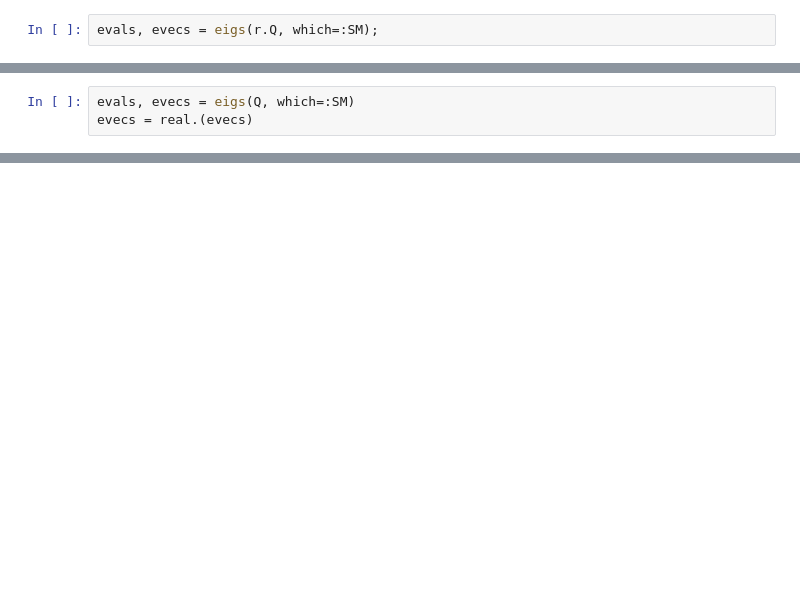
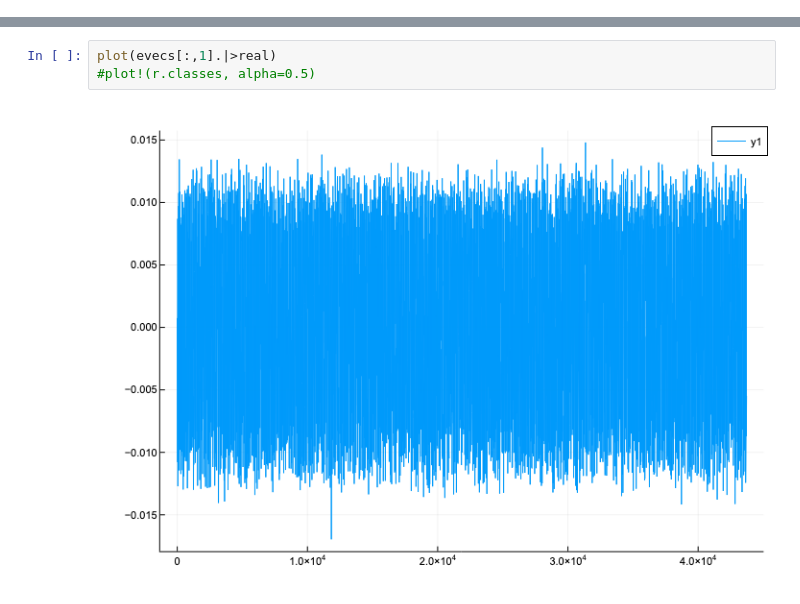
Before and after one commit to axsk/augmented-jump-chain, a Jupyter notebook: julia/lennardjones sqra picking vs sparse.ipynb, the cells around one changed output, grey strips where cells are left out. Drawn from its saved outputs; the diff is of its cells as text; blank space fills up the shorter version.

```diff
--- a/julia/lennardjones sqra picking vs sparse.ipynb
+++ b/julia/lennardjones sqra picking vs sparse.ipynb
@@ -39,2 +12,0 @@ scatter(dms[:,1], dms[:,2], dms[:,3], markersize = 0.5)
-# %%
-evals, evecs = eigs(r.Q, which=:SM);
@@ -138,3 +12,0 @@ plot(sum(Q, dims=1)|>vec)
-# %%
-evals, evecs = eigs(Q, which=:SM)
-evecs = real.(evecs)
@@ -157,0 +152,5 @@ LoadError: BoundsError: attempt to access 6-element Vector{Float64} at index [7]
+# %%
+plot(evecs[:,1].|>real)
+#plot!(r.classes, alpha=0.5)
+# %% [output]
+[figure, added]
```
Also changed, not shown: parts of 50 cells of this notebook, 5 other files.
